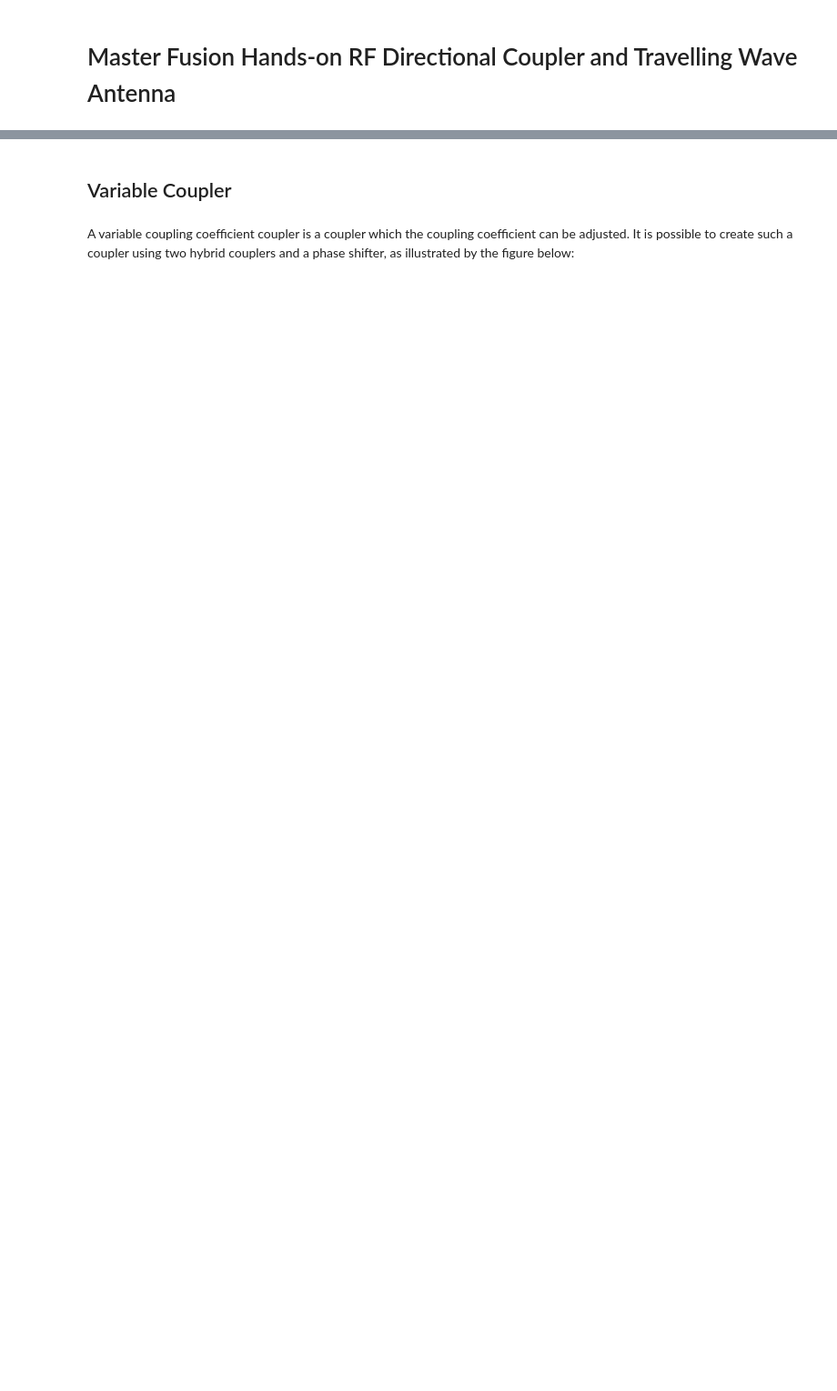
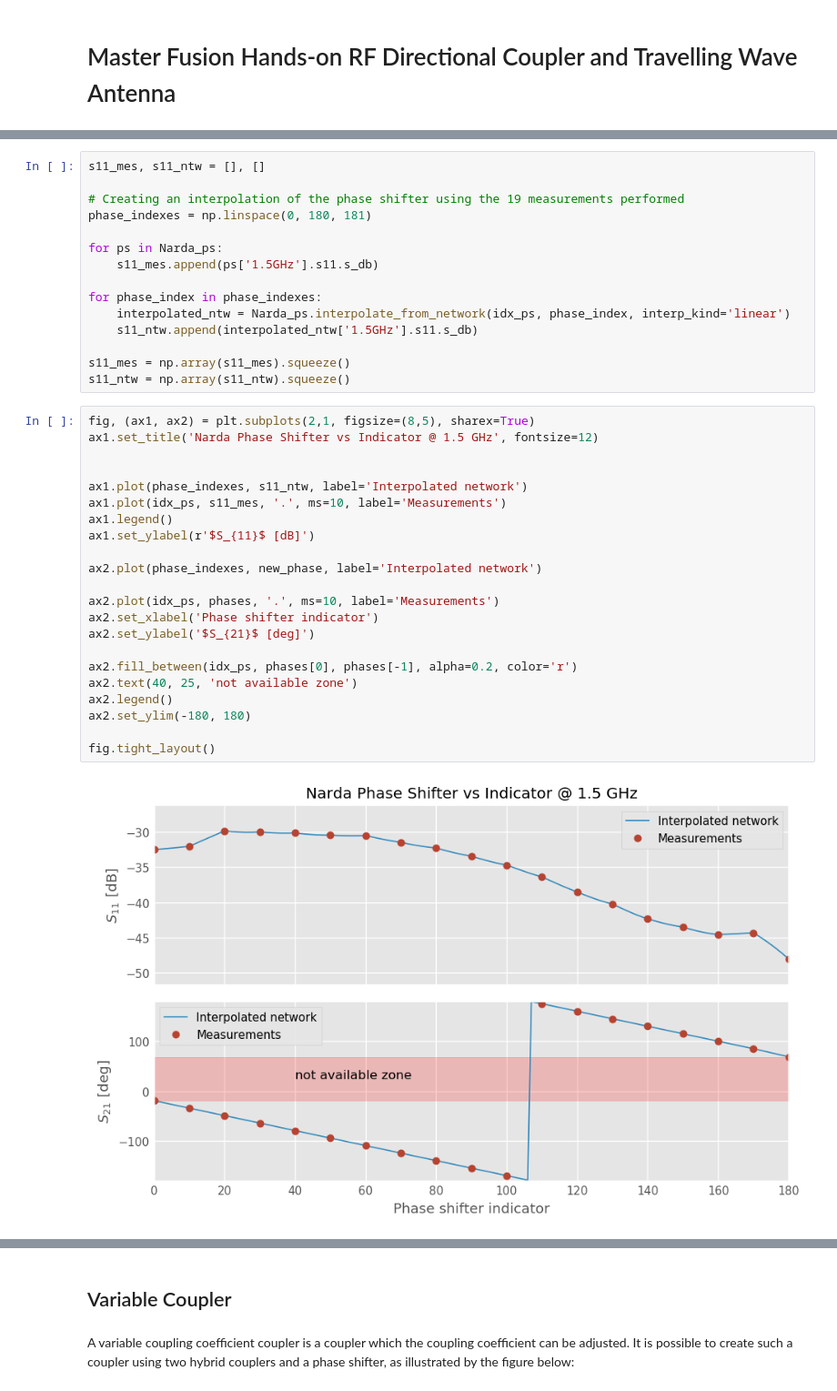
Before and after one commit to Hash--/ICRH, a Jupyter notebook: TWA/Master Fusion Hands-on/Master Fusion Hands-on TWA.ipynb, the cells around one changed output, grey strips where cells are left out. Shown: that part at 91% size. Saved outputs shown, nothing was run; the diff lists cells and outputs as text; blank space fills up the shorter version.

```diff
--- a/TWA/Master Fusion Hands-on/Master Fusion Hands-on TWA.ipynb
+++ b/TWA/Master Fusion Hands-on/Master Fusion Hands-on TWA.ipynb
@@ -9,0 +54,39 @@ Populating the interactive namespace from numpy and matplotlib
+# %%
+s11_mes, s11_ntw = [], []
+
+# Creating an interpolation of the phase shifter using the 19 measurements performed
+phase_indexes = np.linspace(0, 180, 181)
+
+for ps in Narda_ps:
+    s11_mes.append(ps['1.5GHz'].s11.s_db)
+
+for phase_index in phase_indexes:
+    interpolated_ntw = Narda_ps.interpolate_from_network(idx_ps, phase_index, interp_kind='linear')
+    s11_ntw.append(interpolated_ntw['1.5GHz'].s11.s_db)
+
+s11_mes = np.array(s11_mes).squeeze()
+s11_ntw = np.array(s11_ntw).squeeze()
+# %%
+fig, (ax1, ax2) = plt.subplots(2,1, figsize=(8,5), sharex=True)
+ax1.set_title('Narda Phase Shifter vs Indicator @ 1.5 GHz', fontsize=12)
+
+
+ax1.plot(phase_indexes, s11_ntw, label='Interpolated network')
+ax1.plot(idx_ps, s11_mes, '.', ms=10, label='Measurements')
+ax1.legend()
+ax1.set_ylabel(r'$S_{11}$ [dB]')
+
+ax2.plot(phase_indexes, new_phase, label='Interpolated network')
+
+ax2.plot(idx_ps, phases, '.', ms=10, label='Measurements')
+ax2.set_xlabel('Phase shifter indicator')
+ax2.set_ylabel('$S_{21}$ [deg]')
+
+ax2.fill_between(idx_ps, phases[0], phases[-1], alpha=0.2, color='r')
+ax2.text(40, 25, 'not available zone')
+ax2.legend()
+ax2.set_ylim(-180, 180)
+
+fig.tight_layout()
+# %% [output]
+[figure, added]
```
Also changed, not shown: parts of 30 cells of this notebook.
